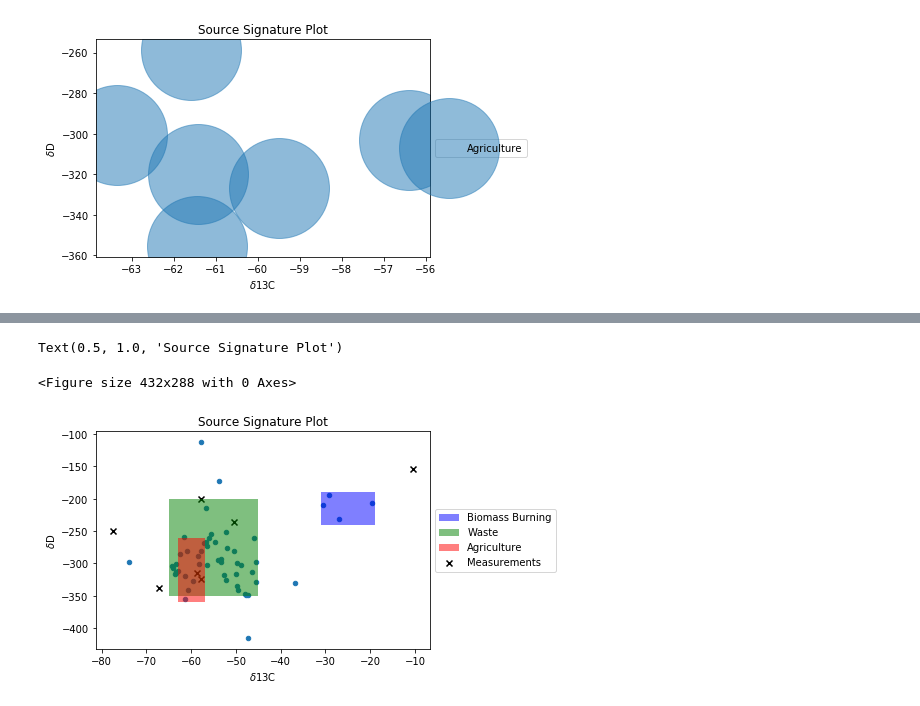
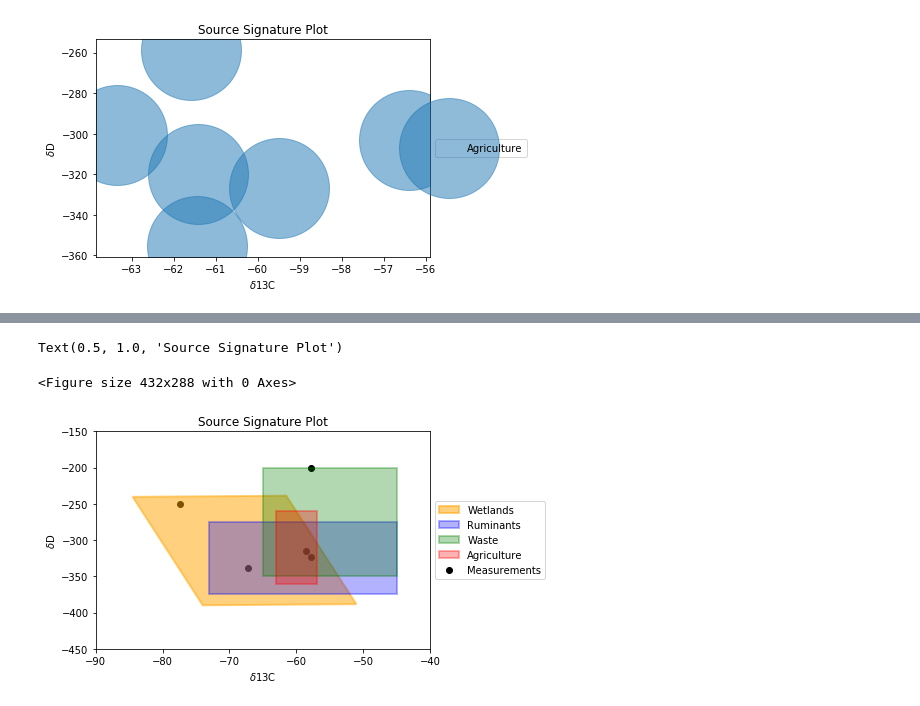
Before and after one commit to Emma0112/MarginalSeaModel, a Jupyter notebook: CorrectScriptProject.ipynb, the cells around one changed output, grey strips where cells are left out. Drawn from its saved outputs; the diff is of its cells as text; code cells hidden in the pictures.

```diff
--- a/CorrectScriptProject.ipynb
+++ b/CorrectScriptProject.ipynb
@@ -855,11 +855,12 @@ x_values_car = np.array([1/36780, 1/36780])
 y_values_car = np.array([d13C_IS[6,0], d13C_IS[6,1]])
 
 # canal=1, pond=2, car=3, sheep=4, trash=5, Ina=6, Emma=7
-source = 3
+source = 0
 if source == 0:
     x=np.array([1/1984.11, 1/d13C_chi[0,0], 1/d13C_chi[0,1], 1/d13C_chi[1,0], 1/d13C_chi[1,1]])
     y=np.array([-48.13, d13C_IS[0,0],d13C_IS[0,1],d13C_IS[1,0],d13C_IS[1,1]])
     title = r'$\delta ^{13}$ Keeling Plot: Background'
+    signature_x[source]=np.NaN
 elif source == 1:
     x=np.append(x_background, x_values[0:4])
     y=np.append(y_background, y_values[0:4])
@@ -934,11 +935,12 @@ x_values_car = np.array([1/36780, 1/36780])
 y_values_car = np.array([dD_IS[6,0], dD_IS[6,1]])
 
 # background= 0, canal=1, pond=2, car=3, sheep=4, trash=5, Ina=6, Emma=7
-source = 1
+source = 0
 if source == 0:
     x=np.array([1/1978.94, 1/dD_chi[0,0], 1/dD_chi[0,1], 1/dD_chi[1,0], 1/dD_chi[1,1]])
     y=np.array([-88.56, dD_IS[0,0], dD_IS[0,1], dD_IS[1,0], dD_IS[1,1]])
     title = r'$\delta D$ Keeling Plot: Background'
+    signature_x[source]=np.NaN
 elif source == 1:
     x=np.append(x_background, x_values[0:4])
     y=np.append(y_background, y_values[0:4])
@@ -1133,18 +1166,25 @@ plt.show()
 # %%
 plt.figure()
-ax = df_BiomassBurning.plot.scatter('d13C_CH4_MEAN', 'd2H_CH4_MEAN', stacked = False)
-ax.add_patch(patches.Rectangle((-31,-240), 12, 50, angle=0.0, facecolor="blue", alpha=0.5, label= 'Biomass Burning'))
-df_Waste2.plot.scatter('d13C_CH4_MEAN', 'd2H_CH4_MEAN', stacked = False, ax=ax)
-ax.add_patch(patches.Rectangle((-65,-350), 20, 150, angle=0.0, facecolor="green", alpha=0.5, label= 'Waste'))
-df_Waste.plot.scatter('Source d13C VPDB [‰]', 'Source dD SMOW [‰]', stacked = False, ax=ax)
-df_Agriculture.plot.scatter('Source d13C VPDB [‰]', 'Source dD SMOW [‰]', stacked = False, ax=ax)
-ax.add_patch(patches.Rectangle((-63,-360), 6, 100, angle=0.0, facecolor="red", alpha=0.5, label= 'Agriculture'))
-plt.scatter(signature_x,signature_y,marker='x',linewidths=10,c='black',label='Measurements')
+ax = df_BiomassBurning.plot.scatter('d13C_CH4_MEAN', 'd2H_CH4_MEAN', stacked = False, alpha=0)
+#ax.add_patch(patches.Rectangle((-31,-240), 12, 50, angle=0.0, facecolor="black", alpha=0.5, label= 'Biomass Burning'))
+#df_Waste2.plot.scatter('d13C_CH4_MEAN', 'd2H_CH4_MEAN', stacked = False, ax=ax)
+#df_Wetlands2.plot.scatter('d13C_CH4_MEAN', 'd2H_CH4_MEAN', stacked = False, ax=ax)
+#df_Wetlands.plot.scatter('Source d13C VPDB [‰]', 'Source dD SMOW [‰]', stacked = False, ax=ax)
+ax.add_patch(patches.Rectangle((-74,-390), 23, 150, angle=4.0, facecolor="orange", edgecolor="orange", linewidth=2, linestyle='solid',  alpha=0.5, label= 'Wetlands'))
+ax.add_patch(patches.Rectangle((-73,-375), 28, 100, angle=0.0, facecolor="blue", edgecolor="blue", linewidth=2, linestyle='solid', alpha=0.3, label= 'Ruminants'))
+ax.add_patch(patches.Rectangle((-65,-350), 20, 150, angle=0.0, facecolor="green", edgecolor="green", linewidth=2, linestyle='solid', alpha=0.3, label= 'Waste'))
+#df_Waste.plot.scatter('Source d13C VPDB [‰]', 'Source dD SMOW [‰]', stacked = False, ax=ax)
+#df_Agriculture.plot.scatter('Source d13C VPDB [‰]', 'Source dD SMOW [‰]', stacked = False, ax=ax)
+ax.add_patch(patches.Rectangle((-63,-360), 6, 100, angle=0.0, facecolor="red", edgecolor="red", linewidth=2, linestyle='solid', alpha=0.3, label= 'Agriculture'))
+#df_Ruminants.plot.scatter('d13C_CH4_MEAN', 'd2H_CH4_MEAN', stacked = False, ax=ax)
+#ax.add_patch(patches.Rectangle((-35,-230), 25, 155, angle=0.0, facecolor="grey", alpha=0.5, label= 'Pyrogenic'))
+plt.scatter(signature_x,signature_y,marker='o',linewidths=1,c='black',label='Measurements')
 plt.legend(loc='center left', bbox_to_anchor=(1, 0.5))
+plt.axis([-90,-40,-450, -150])
 plt.xlabel('$\delta$13C')
 plt.ylabel('$\delta$D')
 plt.title('Source Signature Plot')
 # %% [output]
 Text(0.5, 1.0, 'Source Signature Plot')
 <Figure size 432x288 with 0 Axes>
-[figure, old version]
+[figure, new version]
```
Also changed, not shown: parts of 9 cells of this notebook.
